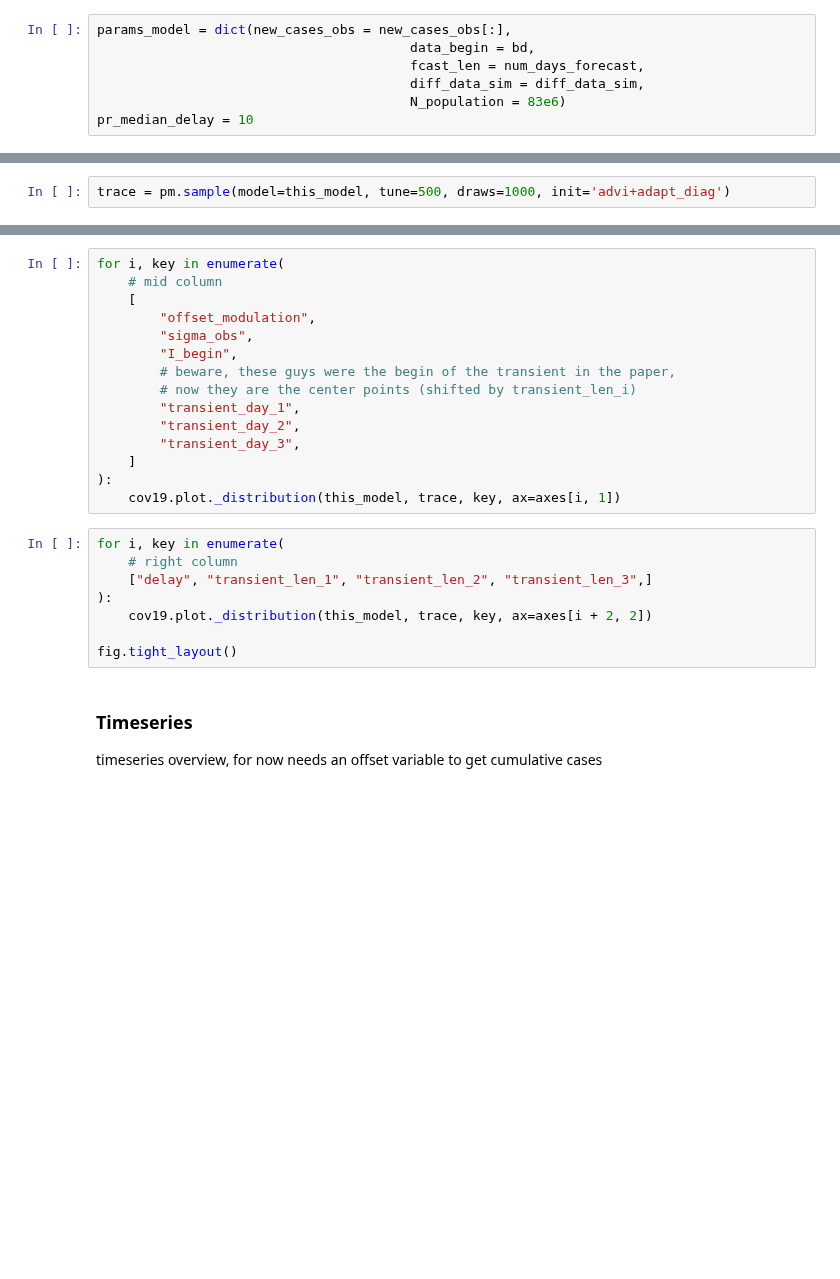
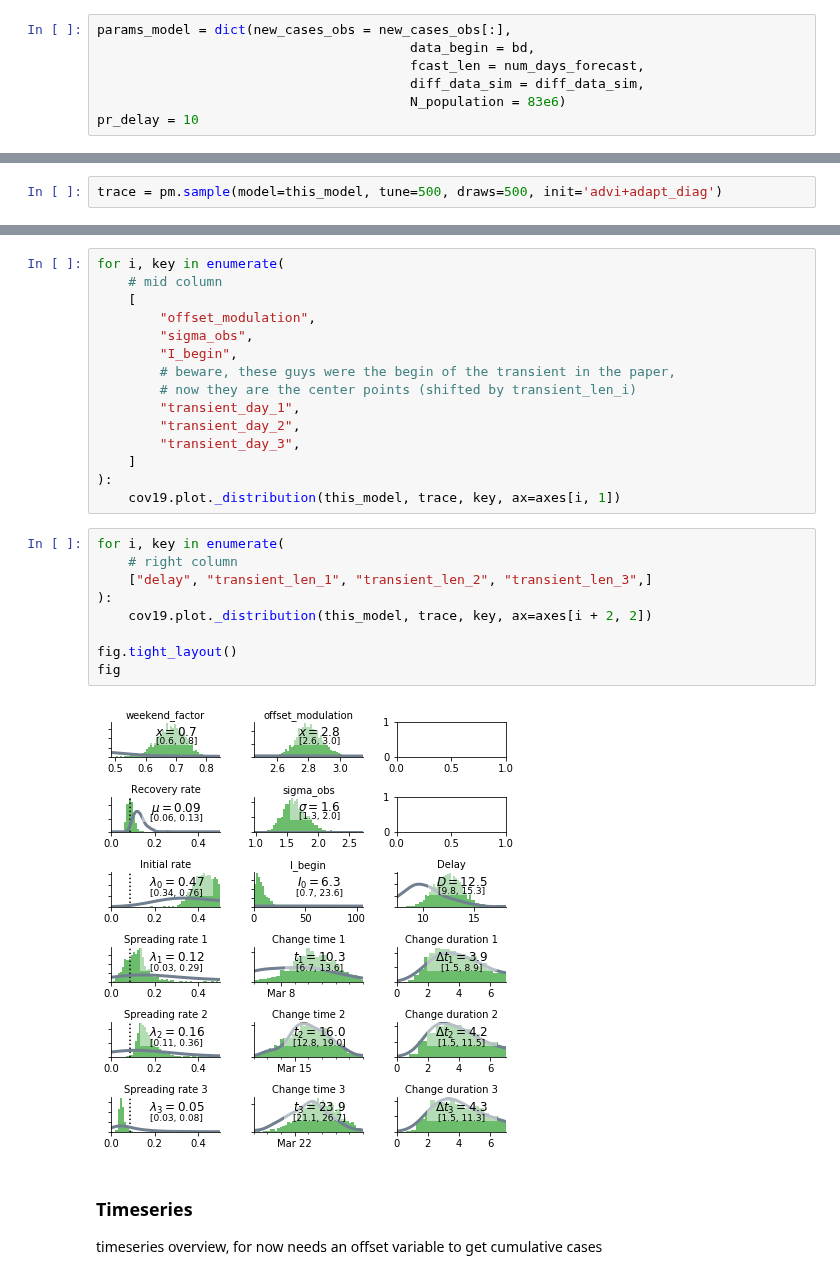
Before and after one commit to Priesemann-Group/covid19_inference, a Jupyter notebook: scripts/interactive/example_one_bundesland.ipynb, the cells around one changed output, grey strips where cells are left out. Drawn from its saved outputs; the diff is of its cells as text; blank space fills up the shorter version.

```diff
--- a/scripts/interactive/example_one_bundesland.ipynb
+++ b/scripts/interactive/example_one_bundesland.ipynb
@@ -95,7 +103,7 @@ params_model = dict(new_cases_obs = new_cases_obs[:],
                                         fcast_len = num_days_forecast,
                                         diff_data_sim = diff_data_sim,
                                         N_population = 83e6)
-pr_median_delay = 10
+pr_delay = 10
 # %% [markdown]
 
 
@@ -170,4 +193,4 @@ with cov19.model.Cov19Model(**params_model) as this_model:
 
 ## MCMC sampling
 # %%
-trace = pm.sample(model=this_model, tune=500, draws=1000, init='advi+adapt_diag')
+trace = pm.sample(model=this_model, tune=500, draws=500, init='advi+adapt_diag')
@@ -207,11 +249,14 @@ for i, key in enumerate(
 # %%
 for i, key in enumerate(
     # right column
     ["delay", "transient_len_1", "transient_len_2", "transient_len_3",]
 ):
     cov19.plot._distribution(this_model, trace, key, ax=axes[i + 2, 2])
 
 fig.tight_layout()
+fig
+# %% [output]
+[figure, added]
 # %% [markdown]
 
 ### Timeseries
```
Also changed, not shown: parts of 8 cells of this notebook, 1 other file.
